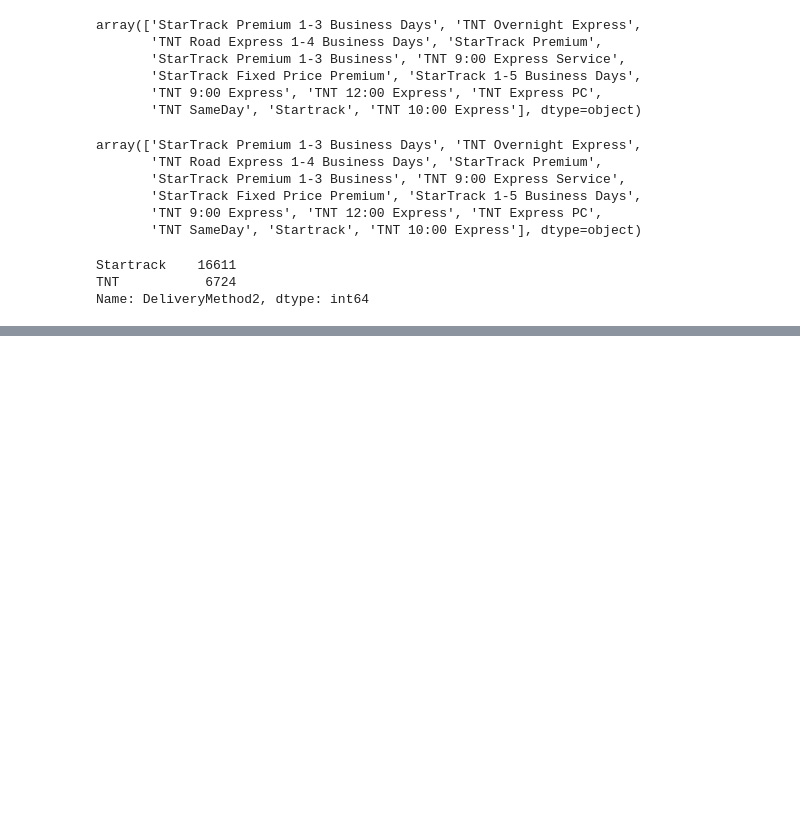
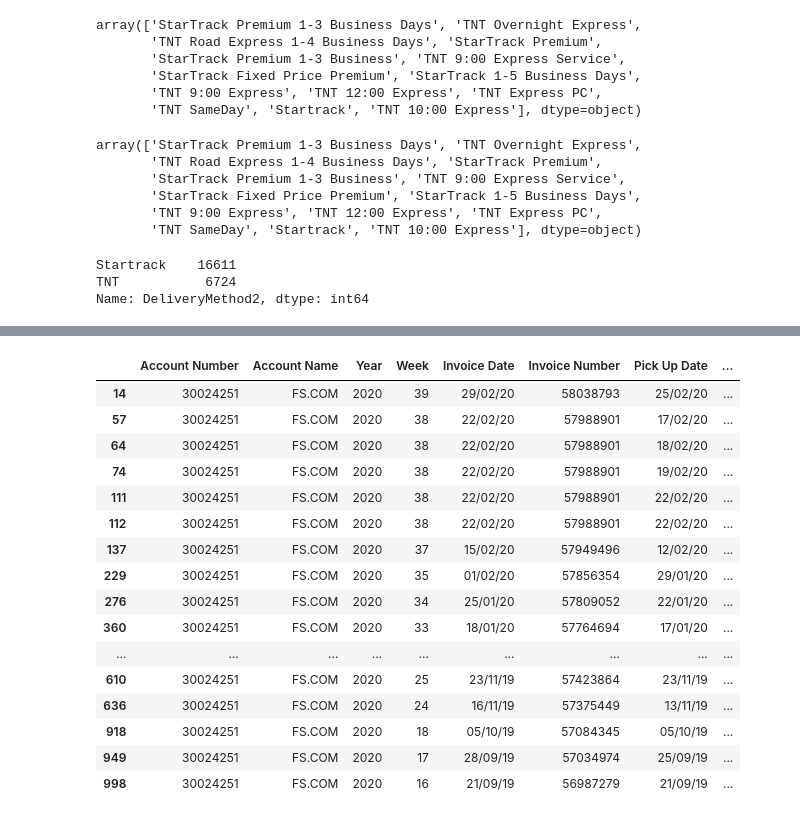
Before and after one commit to viffsi/Office_supply, a Jupyter notebook: delivery_fees.ipynb, the cells around one changed output, grey strips where cells are left out. Drawn from its saved outputs; the diff is of its cells as text; code cells hidden in the pictures; blank space fills up the shorter version.

```diff
--- a/delivery_fees.ipynb
+++ b/delivery_fees.ipynb
@@ -223,0 +230,14 @@ table
+# %%
+import glob
+
+path = r'/content/drive/My Drive/tnt' # use your path
+all_files = glob.glob(os.path.join(path, "*.CSV"))
+df_tnt = pd.concat((pd.read_csv(f) for f in all_files))
+#li = []
+#
+#for filename in all_files:
+#    df = pd.read_csv(filename, index_col=None, header=0)
+#    li.append(df)
+
+#frame = pd.concat(li, axis=0, ignore_index=True)
+df_tnt.sample(3)
@@ -223,0 +249,10 @@ table
+# %%
+df_tnt = df_tnt.rename({'Consignment No':'TrackingNumber'}, axis=1)
+# %%
+df_tnt['TrackingNumber'] = df_tnt['TrackingNumber'].astype(str)
+table_groupby['TrackingNumber'] = table_groupby['TrackingNumber'].astype(str)
+# %%
+df_tnt_lookup = df_tnt.merge(
+                     table_groupby,
+                     on ='TrackingNumber',
+                     how ='left')
@@ -223,0 +272,21 @@ table
+# %%
+tempdf = df_tnt_lookup[df_tnt_lookup['PriceWithoutGST(AUD)'].isnull()]
+tempdf
+# %% [output]
+|  | Account Number | Account Name | Year | Week | Invoice Date | Invoice Number | Pick Up Date | ... |
+| 14 | 30024251 | FS.COM | 2020 | 39 | 29/02/20 | 58038793 | 25/02/20 | ... |
+| 57 | 30024251 | FS.COM | 2020 | 38 | 22/02/20 | 57988901 | 17/02/20 | ... |
+| 64 | 30024251 | FS.COM | 2020 | 38 | 22/02/20 | 57988901 | 18/02/20 | ... |
+| 74 | 30024251 | FS.COM | 2020 | 38 | 22/02/20 | 57988901 | 19/02/20 | ... |
+| 111 | 30024251 | FS.COM | 2020 | 38 | 22/02/20 | 57988901 | 22/02/20 | ... |
+| 112 | 30024251 | FS.COM | 2020 | 38 | 22/02/20 | 57988901 | 22/02/20 | ... |
+| 137 | 30024251 | FS.COM | 2020 | 37 | 15/02/20 | 57949496 | 12/02/20 | ... |
+| 229 | 30024251 | FS.COM | 2020 | 35 | 01/02/20 | 57856354 | 29/01/20 | ... |
+| 276 | 30024251 | FS.COM | 2020 | 34 | 25/01/20 | 57809052 | 22/01/20 | ... |
+| 360 | 30024251 | FS.COM | 2020 | 33 | 18/01/20 | 57764694 | 17/01/20 | ... |
+| ... | ... | ... | ... | ... | ... | ... | ... | ... |
+| 610 | 30024251 | FS.COM | 2020 | 25 | 23/11/19 | 57423864 | 23/11/19 | ... |
+| 636 | 30024251 | FS.COM | 2020 | 24 | 16/11/19 | 57375449 | 13/11/19 | ... |
+| 918 | 30024251 | FS.COM | 2020 | 18 | 05/10/19 | 57084345 | 05/10/19 | ... |
+| 949 | 30024251 | FS.COM | 2020 | 17 | 28/09/19 | 57034974 | 25/09/19 | ... |
+| 998 | 30024251 | FS.COM | 2020 | 16 | 21/09/19 | 56987279 | 21/09/19 | ... |
```
Also changed, not shown: parts of 11 cells of this notebook.
